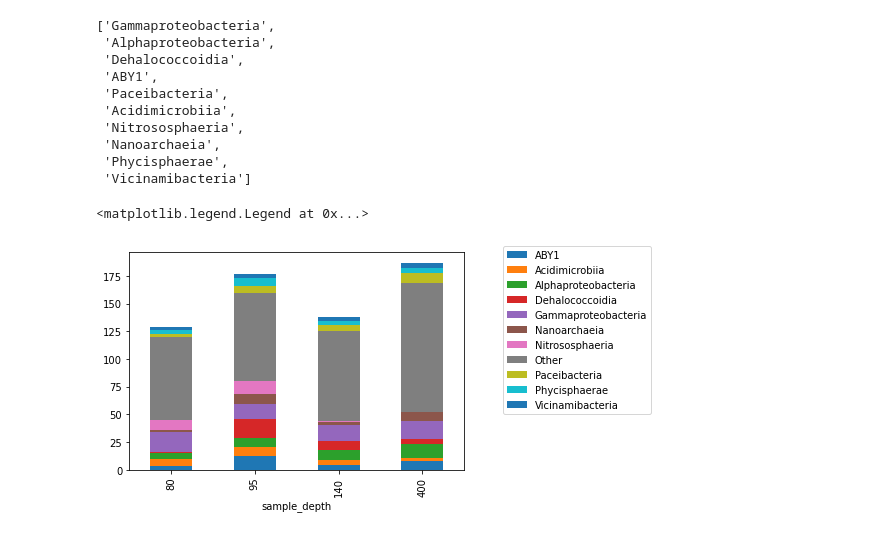
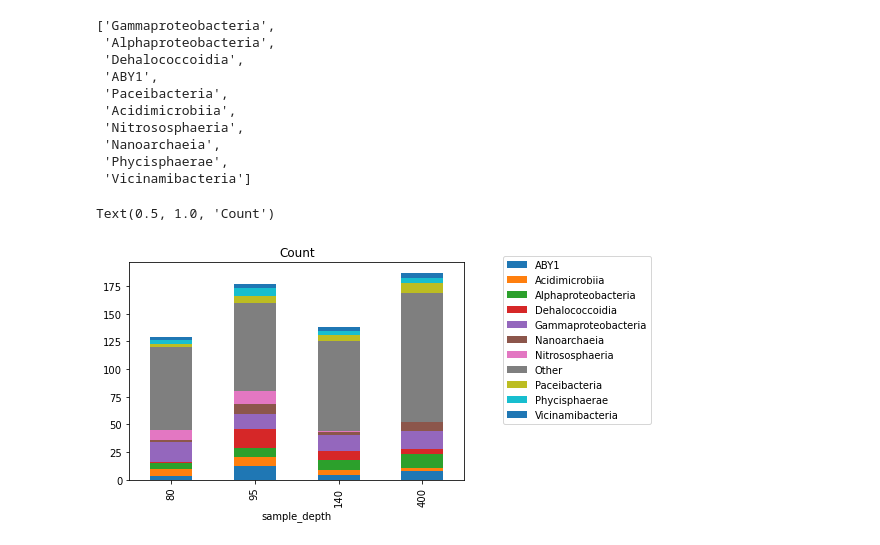
Before and after one commit to mdherring/OMZ_MH_Analysis, a Jupyter notebook: 04_MAG_gtdbtk-jb.ipynb, the cells around one changed output. Cells and saved outputs as stored; diff of their text form; code cells hidden in the pictures.

```diff
--- a/04_MAG_gtdbtk-jb.ipynb
+++ b/04_MAG_gtdbtk-jb.ipynb
@@ -224,11 +162,11 @@ df['plot_class'] = plot_class
 # %%
 class_counts = df.groupby(['sample_depth', 'plot_class'], as_index = False)['user_genome'].count().pivot(columns = 'plot_class', index = 'sample_depth', values = 'user_genome')
 
 class_counts.plot.bar(stacked = True)
-
 plt.legend(bbox_to_anchor=(1.1, 1.05))
+plt.title('Count')
 # %% [output]
-<matplotlib.legend.Legend at 0x...>
+Text(0.5, 1.0, 'Count')
-[figure, old version]
+[figure, new version]
 # %%
 class_counts
```
Also changed, not shown: parts of 18 cells of this notebook.
